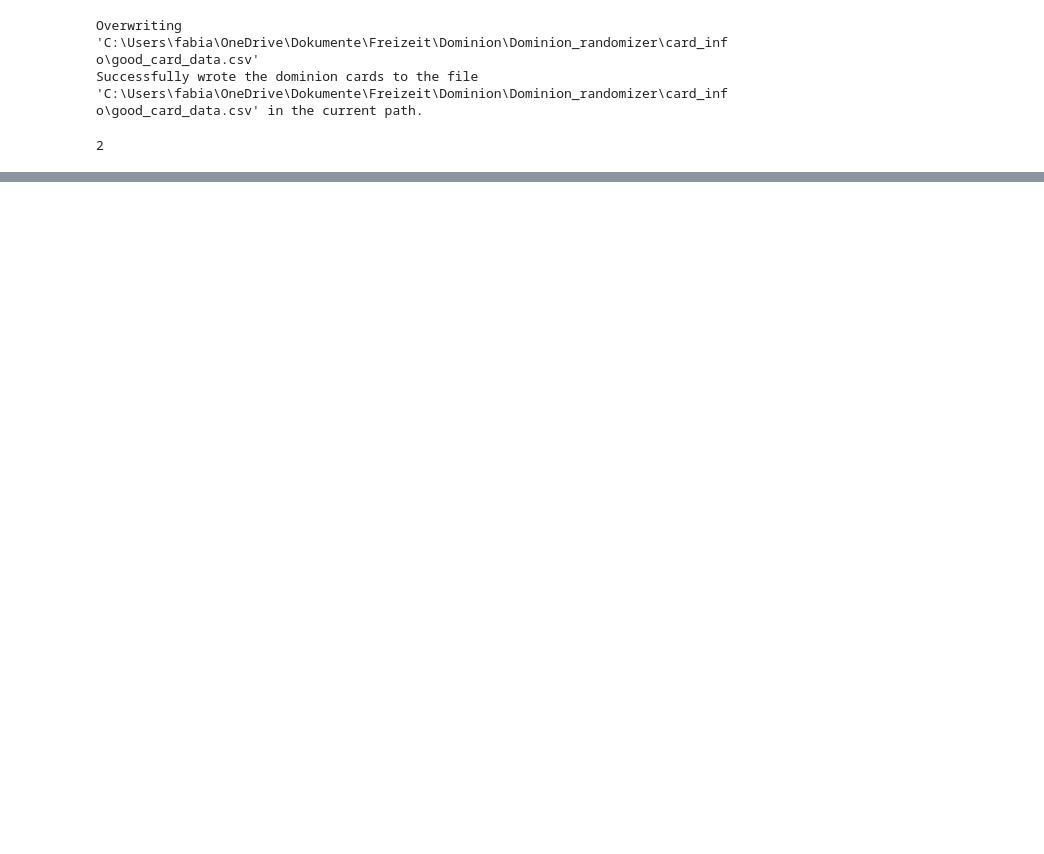
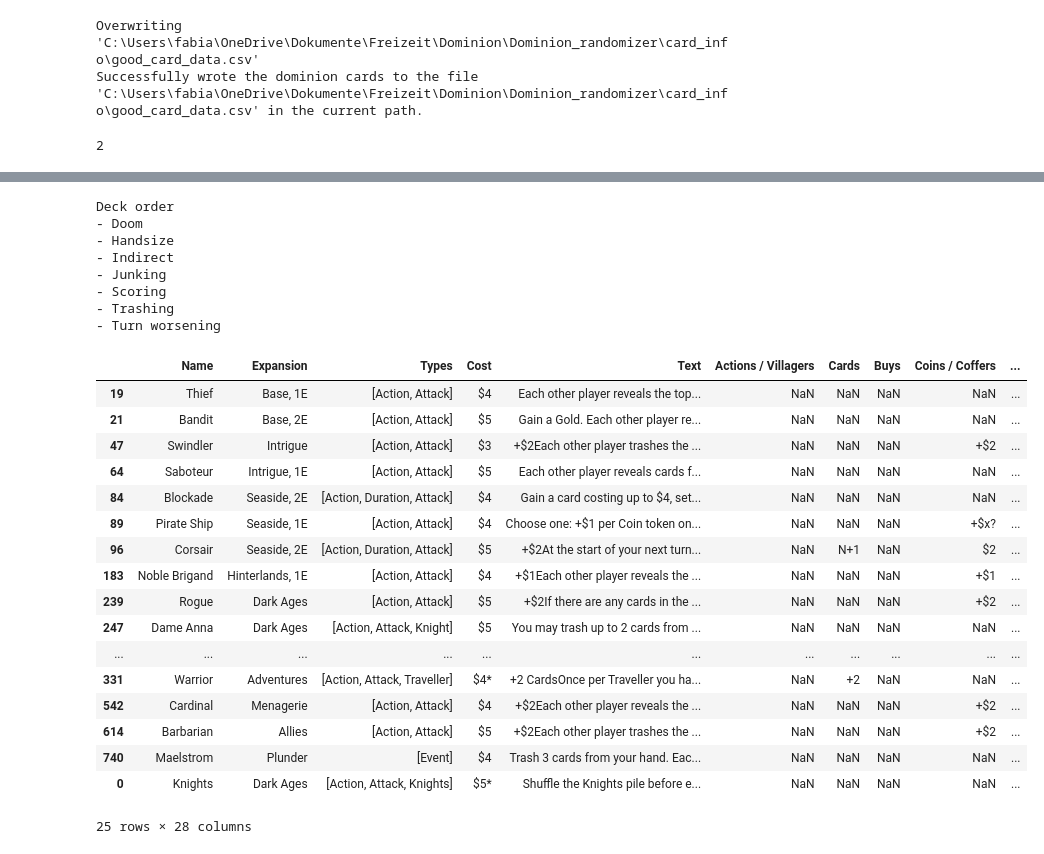
Before and after one commit to Fabian-Balzer/Randomkingdominion, a Jupyter notebook: card_info/specifics/review_qualities.ipynb, the cells around one changed output, grey strips where cells are left out. Saved outputs shown, nothing was run; the diff lists cells and outputs as text; code cells hidden in the pictures; blank space fills up the shorter version.

Commit message:
Interactivity quality, trashing types

```diff
--- a/card_info/specifics/review_qualities.ipynb
+++ b/card_info/specifics/review_qualities.ipynb
@@ -84,0 +89,31 @@ print(md_text)
+# %%
+from functools import reduce
+print("\n- ".join(np.unique(reduce(lambda x, y: x + y, df["AttackType"].to_list()))))
+df[df.AttackType.apply(lambda x: "Trashing" in x)]
+# %% [output]
+Deck order
+- Doom
+- Handsize
+- Indirect
+- Junking
+- Scoring
+- Trashing
+- Turn worsening
+|  | Name | Expansion | Types | Cost | Text | Actions / Villagers | Cards | Buys | Coins / Coffers | ... |
+| 19 | Thief | Base, 1E | [Action, Attack] | $4 | Each other player reveals the top... | NaN | NaN | NaN | NaN | ... |
+| 21 | Bandit | Base, 2E | [Action, Attack] | $5 | Gain a Gold. Each other player re... | NaN | NaN | NaN | NaN | ... |
+| 47 | Swindler | Intrigue | [Action, Attack] | $3 | +$2Each other player trashes the ... | NaN | NaN | NaN | +$2 | ... |
+| 64 | Saboteur | Intrigue, 1E | [Action, Attack] | $5 | Each other player reveals cards f... | NaN | NaN | NaN | NaN | ... |
+| 84 | Blockade | Seaside, 2E | [Action, Duration, Attack] | $4 | Gain a card costing up to $4, set... | NaN | NaN | NaN | NaN | ... |
+| 89 | Pirate Ship | Seaside, 1E | [Action, Attack] | $4 | Choose one: +$1 per Coin token on... | NaN | NaN | NaN | +$x? | ... |
+| 96 | Corsair | Seaside, 2E | [Action, Duration, Attack] | $5 | +$2At the start of your next turn... | NaN | N+1 | NaN | $2 | ... |
+| 183 | Noble Brigand | Hinterlands, 1E | [Action, Attack] | $4 | +$1Each other player reveals the ... | NaN | NaN | NaN | +$1 | ... |
+| 239 | Rogue | Dark Ages | [Action, Attack] | $5 | +$2If there are any cards in the ... | NaN | NaN | NaN | +$2 | ... |
+| 247 | Dame Anna | Dark Ages | [Action, Attack, Knight] | $5 | You may trash up to 2 cards from ... | NaN | NaN | NaN | NaN | ... |
+| ... | ... | ... | ... | ... | ... | ... | ... | ... | ... | ... |
+| 331 | Warrior | Adventures | [Action, Attack, Traveller] | $4* | +2 CardsOnce per Traveller you ha... | NaN | +2 | NaN | NaN | ... |
+| 542 | Cardinal | Menagerie | [Action, Attack] | $4 | +$2Each other player reveals the ... | NaN | NaN | NaN | +$2 | ... |
+| 614 | Barbarian | Allies | [Action, Attack] | $5 | +$2Each other player trashes the ... | NaN | NaN | NaN | +$2 | ... |
+| 740 | Maelstrom | Plunder | [Event] | $4 | Trash 3 cards from your hand. Eac... | NaN | NaN | NaN | NaN | ... |
+| 0 | Knights | Dark Ages | [Action, Attack, Knights] | $5* | Shuffle the Knights pile before e... | NaN | NaN | NaN | NaN | ... |
+25 rows × 28 columns
```
Also changed, not shown: parts of 4 cells of this notebook, 17 other files.
